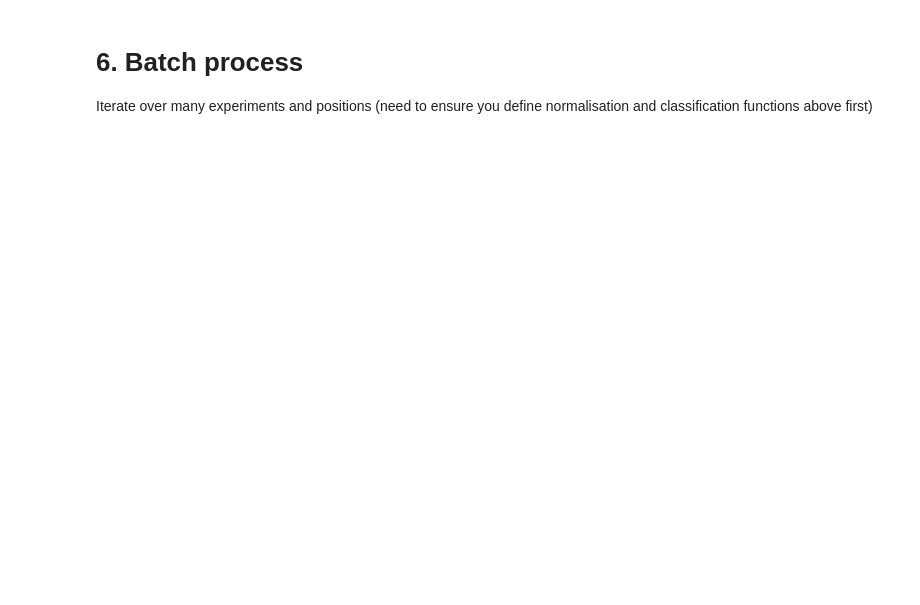
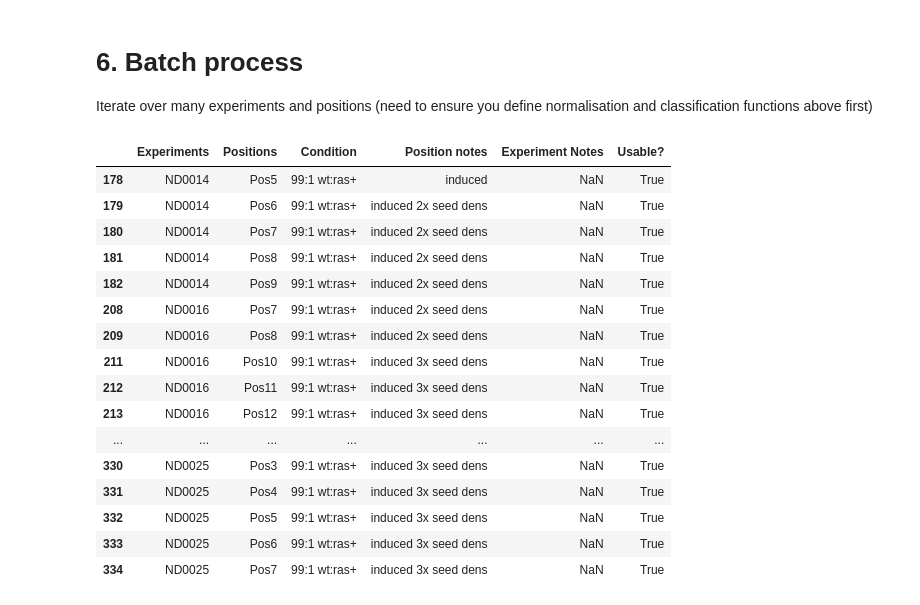
Before and after one commit to nthndy/segment-classify-track, a Jupyter notebook: multiclass_pipeline_notebooks/btrack_multiclass_tracking.ipynb, the cells around one changed output. Saved outputs shown, nothing was run; the diff lists cells and outputs as text; code cells hidden in the pictures; blank space fills up the shorter version.

```diff
--- a/multiclass_pipeline_notebooks/btrack_multiclass_tracking.ipynb
+++ b/multiclass_pipeline_notebooks/btrack_multiclass_tracking.ipynb
@@ -179 +174,26 @@ Iterate over many experiments and positions (need to ensure you define normalisa
+# %%
+expt_info = pd.read_csv('/home/nathan/data/kraken/ras/experiment_info_april22.csv')
+del expt_info['Unnamed: 0']
+expt_pos_list = expt_info.loc[(expt_info['Usable?'] == True) &
+                              (expt_info['Condition'] == "99:1 wt:ras+" )]
+# %%
+expt_pos_list
+# %% [output]
+|  | Experiments | Positions | Condition | Position notes | Experiment Notes | Usable? |
+| 178 | ND0014 | Pos5 | 99:1 wt:ras+ | induced | NaN | True |
+| 179 | ND0014 | Pos6 | 99:1 wt:ras+ | induced 2x seed dens | NaN | True |
+| 180 | ND0014 | Pos7 | 99:1 wt:ras+ | induced 2x seed dens | NaN | True |
+| 181 | ND0014 | Pos8 | 99:1 wt:ras+ | induced 2x seed dens | NaN | True |
+| 182 | ND0014 | Pos9 | 99:1 wt:ras+ | induced 2x seed dens | NaN | True |
+| 208 | ND0016 | Pos7 | 99:1 wt:ras+ | induced 2x seed dens | NaN | True |
+| 209 | ND0016 | Pos8 | 99:1 wt:ras+ | induced 2x seed dens | NaN | True |
+| 211 | ND0016 | Pos10 | 99:1 wt:ras+ | induced 3x seed dens | NaN | True |
+| 212 | ND0016 | Pos11 | 99:1 wt:ras+ | induced 3x seed dens | NaN | True |
+| 213 | ND0016 | Pos12 | 99:1 wt:ras+ | induced 3x seed dens | NaN | True |
+| ... | ... | ... | ... | ... | ... | ... |
+| 330 | ND0025 | Pos3 | 99:1 wt:ras+ | induced 3x seed dens | NaN | True |
+| 331 | ND0025 | Pos4 | 99:1 wt:ras+ | induced 3x seed dens | NaN | True |
+| 332 | ND0025 | Pos5 | 99:1 wt:ras+ | induced 3x seed dens | NaN | True |
+| 333 | ND0025 | Pos6 | 99:1 wt:ras+ | induced 3x seed dens | NaN | True |
+| 334 | ND0025 | Pos7 | 99:1 wt:ras+ | induced 3x seed dens | NaN | True |
 # %%
```
Also changed, not shown: parts of 13 cells of this notebook, 22 other files.
